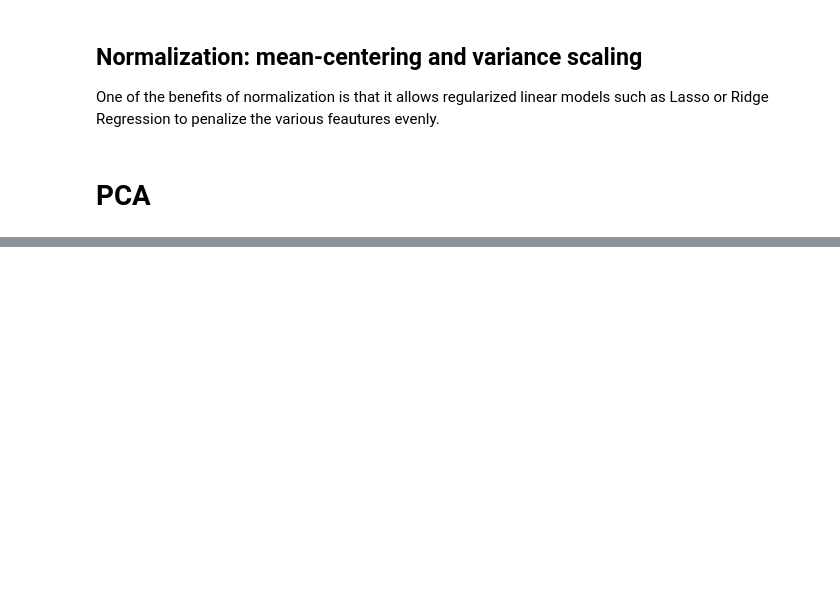
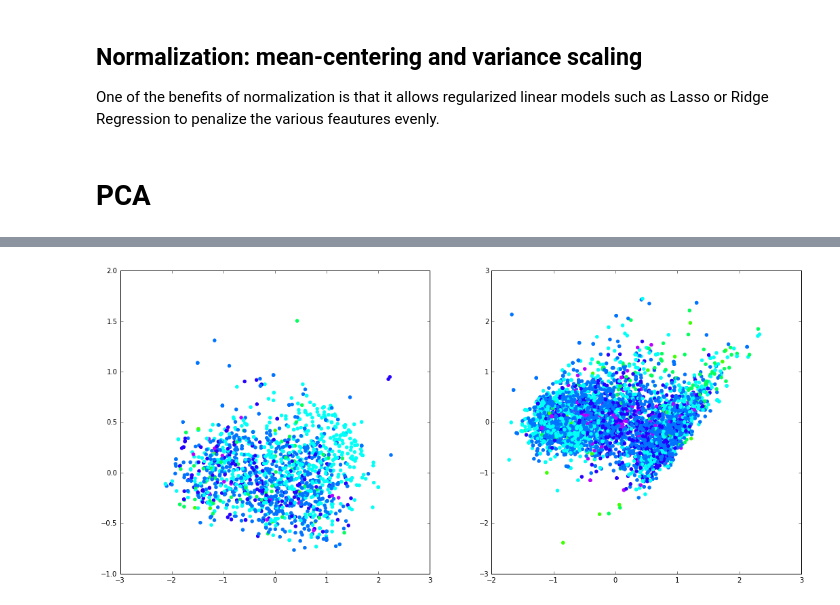
Before and after one commit to albertwildeman/Vinho_Verde, a Jupyter notebook: WineQuality.ipynb, the cells around one changed output, grey strips where cells are left out. Cells and saved outputs as stored; diff of their text form; code cells hidden in the pictures; blank space fills up the shorter version.

```diff
--- a/WineQuality.ipynb
+++ b/WineQuality.ipynb
@@ -141,0 +146,20 @@ array([  6.12246070e-01,   2.44478768e-01,   5.42983211e-02,
+# %%
+# Create (PC) feature matrix for ML
+X = [None]*n_clrs
+for i_clr in range(n_clrs):
+    PCA[i_clr].set_params(n_components=4)
+    X[i_clr] = PCA[i_clr].fit_transform(dfs[i_clr].drop('quality', axis=1))
+
+# And target vector
+y = [df.quality for df in dfs]
+# %%
+fig = plt.figure(figsize=(18,8))
+#quality_colors =
+for i_clr in range(n_clrs):
+    ax = plt.subplot2grid((1,2),(0,i_clr))
+
+    colors = y[i_clr]/10.
+
+    plt.scatter(X[i_clr][:,0], X[i_clr][:,1], color = matplotlib.cm.hsv(colors))
+# %% [output]
+[figure, added]
```
Also changed, not shown: parts of 3 cells of this notebook.
